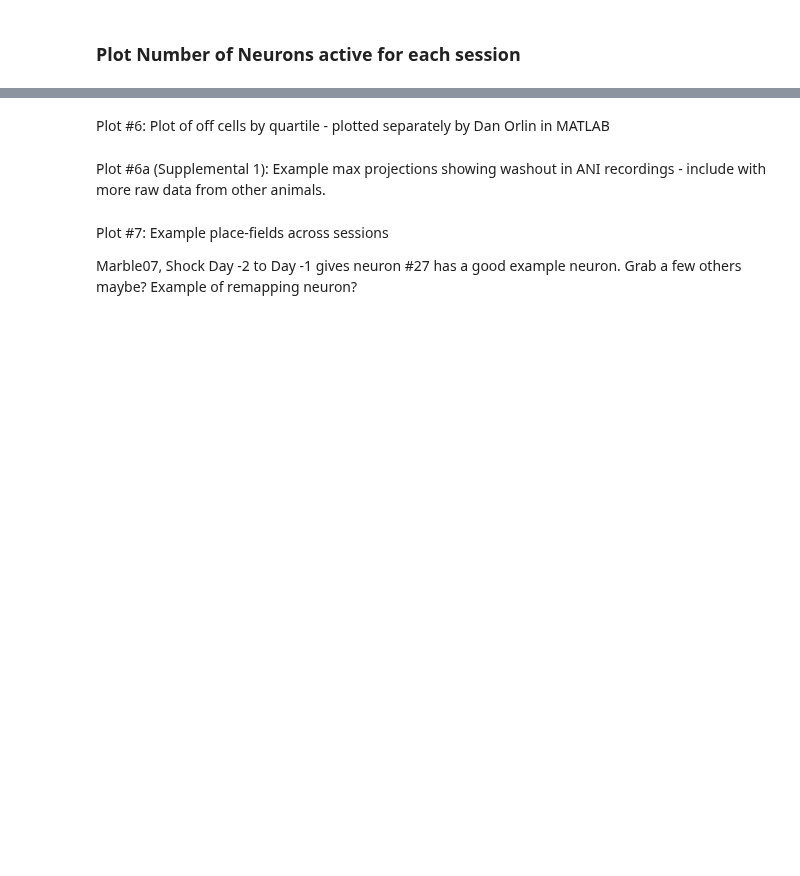
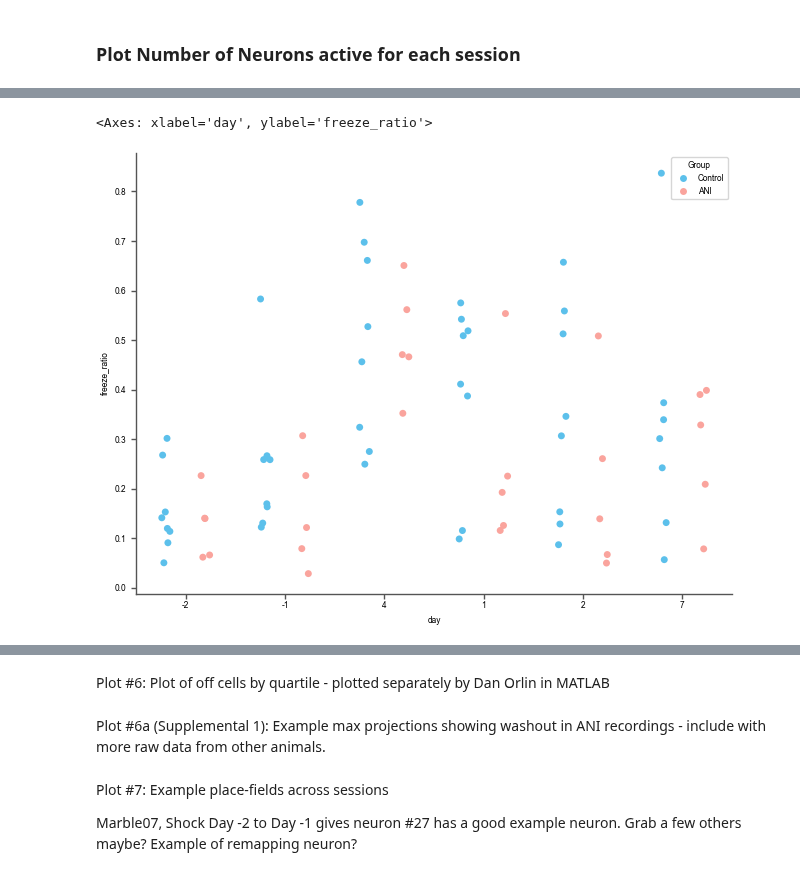
Before and after one commit to nkinsky/Eraser, a Jupyter notebook: Notebooks/Figure2_and_S4-5.ipynb, the cells around one changed output, grey strips where cells are left out. Cells and saved outputs as stored; diff of their text form; code cells hidden in the pictures; blank space fills up the shorter version.

```diff
--- a/Notebooks/Figure2_and_S4-5.ipynb
+++ b/Notebooks/Figure2_and_S4-5.ipynb
@@ -314,0 +441,11 @@ for idd, day in enumerate(days):
+# %%
+import freezing_analysis as fa
+def add_freezing(row, **kwargs):
+    try:
+        return fa.get_freeze_ratio(row['mouse'], row['arena'], row['day'], **kwargs)
+    except FileNotFoundError:
+        return np.nan
+# %%
+from copy import copy, deepcopy
+nneuron_df2 = deepcopy(nneuron_df)
+nneuron_df2["freeze_ratio"] = nneuron_df2.apply(add_freezing, axis=1)
@@ -314,0 +473,8 @@ for idd, day in enumerate(days):
+# %%
+_, ax = plt.subplots()
+df_use = nneuron_df2.reset_index()
+df_use['day'] = pd.Categorical(df_use['day'], [-2, -1, 4, 1, 2, 7])
+sns.stripplot(data=df_use[df_use.arena == 'Shock'], x='day', y='freeze_ratio', hue='Group',dodge=True, ax=ax)
+# %% [output]
+<Axes: xlabel='day', ylabel='freeze_ratio'>
+[figure, added]
```
Also changed, not shown: parts of 23 cells of this notebook.
